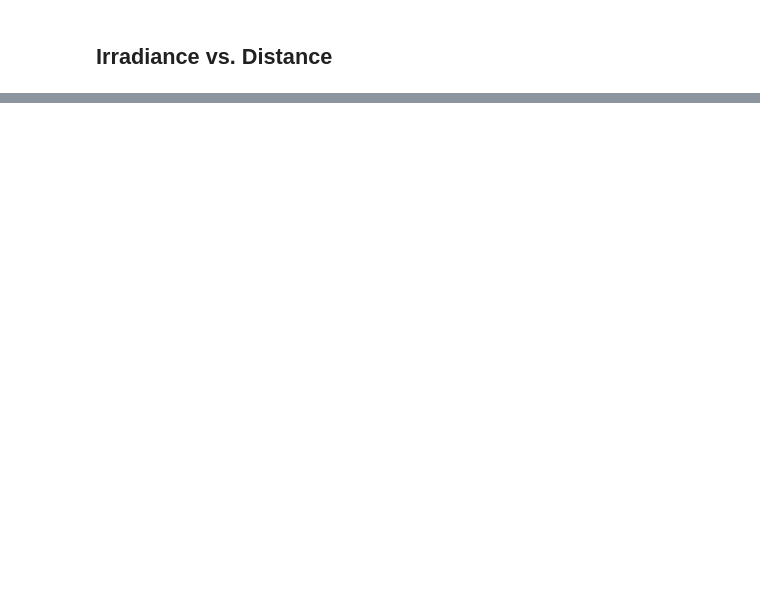
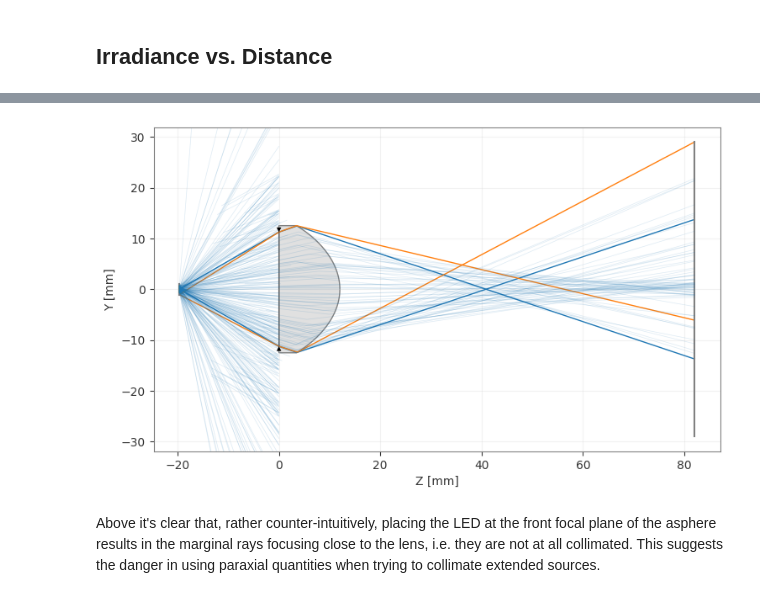
Before and after one commit to kmdouglass/polarized-led-illuminator, a Jupyter notebook: content/ray_tracing.ipynb, the cells around one changed output, grey strips where cells are left out. Cells and saved outputs as stored; diff of their text form; code cells hidden in the pictures; blank space fills up the shorter version.

```diff
--- a/content/ray_tracing.ipynb
+++ b/content/ray_tracing.ipynb
@@ -162,0 +220,22 @@ The above plot shows the irradiance, degree of polarization, and degree of circu
+# %%
+x_hist_ffd = be.to_numpy(lens_ffd.surface_group.x)   # (num_surfaces, num_rays)
+y_hist_ffd = be.to_numpy(lens_ffd.surface_group.y)
+z_hist_ffd = be.to_numpy(lens_ffd.surface_group.z)
+i_hist_ffd = be.to_numpy(lens_ffd.surface_group.intensity)
+
+# Subsample rays
+rng = np.random.default_rng(0)
+idx = rng.choice(x_hist_ffd.shape[1], size=256, replace=False)
+
+# Draw just the system geometry (one dummy ray bundle, we'll overlay the real rays).
+fig, ax = lens_ffd.draw(fields="all", num_rays=2, distribution="line_y", figsize=(12, 5))
+
+for k in idx:
+    yk, zk, ik = y_hist_ffd[:, k].copy(), z_hist_ffd[:, k].copy(), i_hist_ffd[:, k]
+    yk[ik == 0] = np.nan   # break the line where the ray was blocked/vignetted
+    zk[ik == 0] = np.nan
+    ax.plot(zk, yk, color="C0", alpha=0.15, linewidth=0.5)
+# %% [output]
+[figure, added]
+# %% [markdown]
+Above it's clear that, rather counter-intuitively, placing the LED at the front focal plane of the asphere results in the marginal rays focusing close to the lens, i.e. they are not at all collimated. This suggests the danger in using paraxial quantities when trying to collimate extended sources.
```
Also changed, not shown: parts of 7 cells of this notebook.
